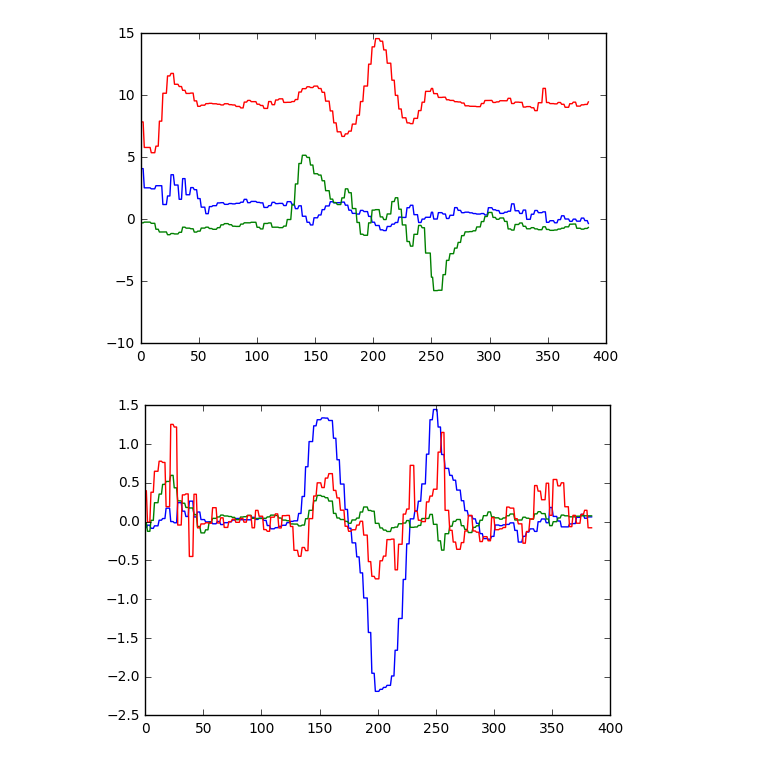
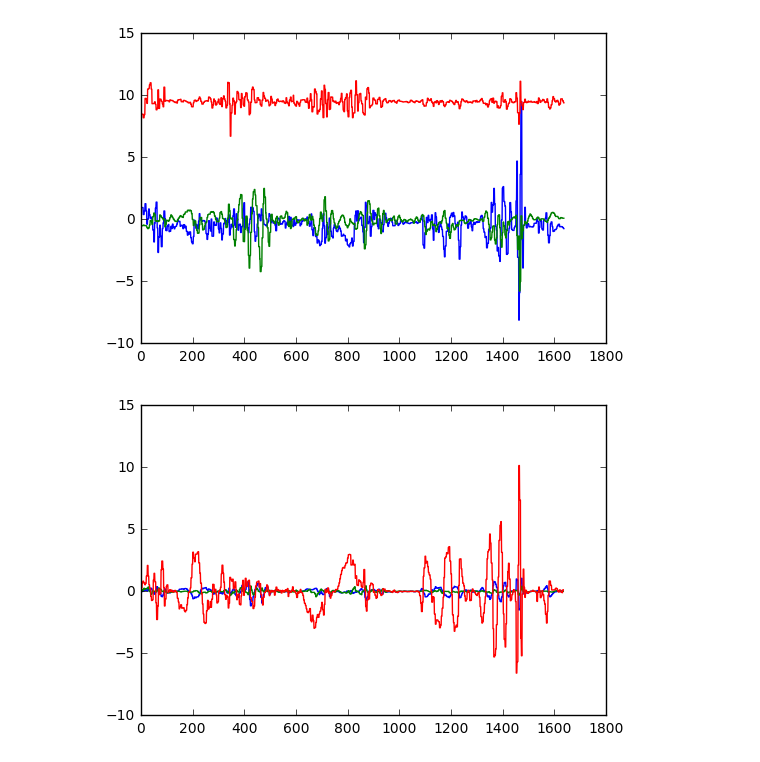
Before and after one commit to floryst/SelfieGolf, a Jupyter notebook: data/selfie golf accel.ipynb, the cells around one changed output. Cells and saved outputs as stored; diff of their text form; code cells hidden in the pictures.

```diff
--- a/data/selfie golf accel.ipynb
+++ b/data/selfie golf accel.ipynb
@@ -18,4 +18,4 @@ def go(f):
     plt.show()
     plt.plot(gyro)
     plt.show()
-    return accel,gyro
+    return np.array(accel),np.array(gyro)
@@ -27,5 +22,5 @@ go('/home/proj/selfie_golf/data/data.1477789475.948549')
-# %%
-go('/home/proj/selfie_golf/data/data.1477787571.0544')
-# %% [output]
-[figure, removed]
-[figure, removed]
+# %%
+accel, gyro = go('data.1477789475.948549')
+# %% [output]
+[figure, added]
+[figure, added]
```
Also changed, not shown: parts of 7 cells of this notebook, 1 other file.
